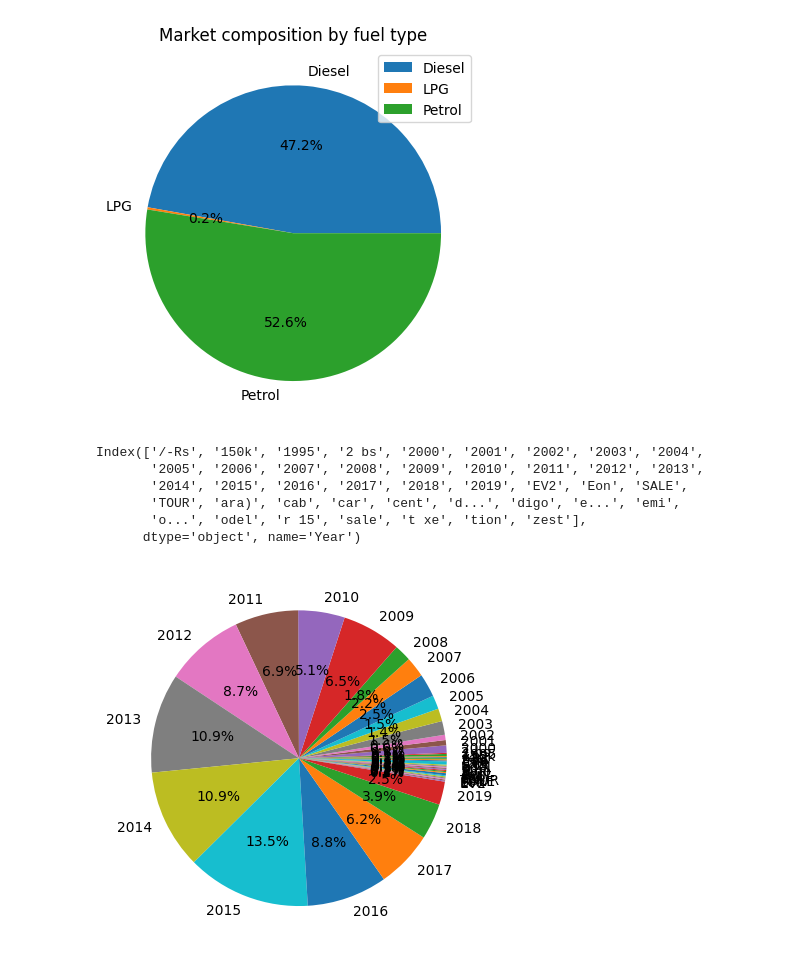
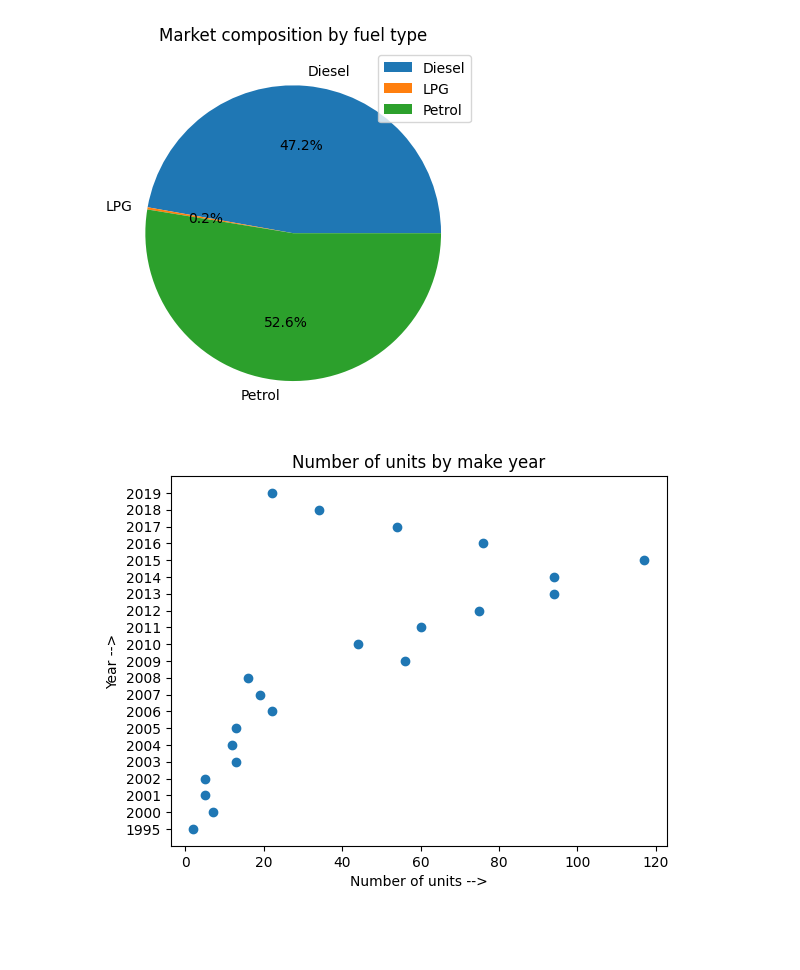
Before and after one commit to rahulsm20/car-data, a Jupyter notebook: analysis.ipynb, the cells around one changed output. Cells and saved outputs as stored; diff of their text form; code cells hidden in the pictures; blank space fills up the shorter version.

```diff
--- a/analysis.ipynb
+++ b/analysis.ipynb
@@ -141,16 +111,13 @@ plt.show()
 [figure]
 # %%
 years=df.groupby('Year')['Company name'].count()
-years.keys().unique()
+year_keys_array=np.array(years.keys().unique())
+year_keys_array=str(year_keys_array)
-# %% [output]
-Index(['/-Rs', '150k', '1995', '2 bs', '2000', '2001', '2002', '2003', '2004',
-       '2005', '2006', '2007', '2008', '2009', '2010', '2011', '2012', '2013',
-       '2014', '2015', '2016', '2017', '2018', '2019', 'EV2', 'Eon', 'SALE',
-       'TOUR', 'ara)', 'cab', 'car', 'cent', 'd...', 'digo', 'e...', 'emi',
-       'o...', 'odel', 'r 15', 'sale', 't xe', 'tion', 'zest'],
-      dtype='object', name='Year')
-# %%
-plt.pie(years.values,labels=years.keys(),autopct='%1.1f%%')
-plt.show()
-# %% [output]
-[figure, removed]
+# %%
+plt.scatter(years.values,years.keys())
+plt.title('Number of units by make year')
+plt.xlabel('Number of units -->')
+plt.ylabel('Year -->')
+plt.show()
+# %% [output]
+[figure, added]
```
Also changed, not shown: parts of 7 cells of this notebook, 1 other file.
